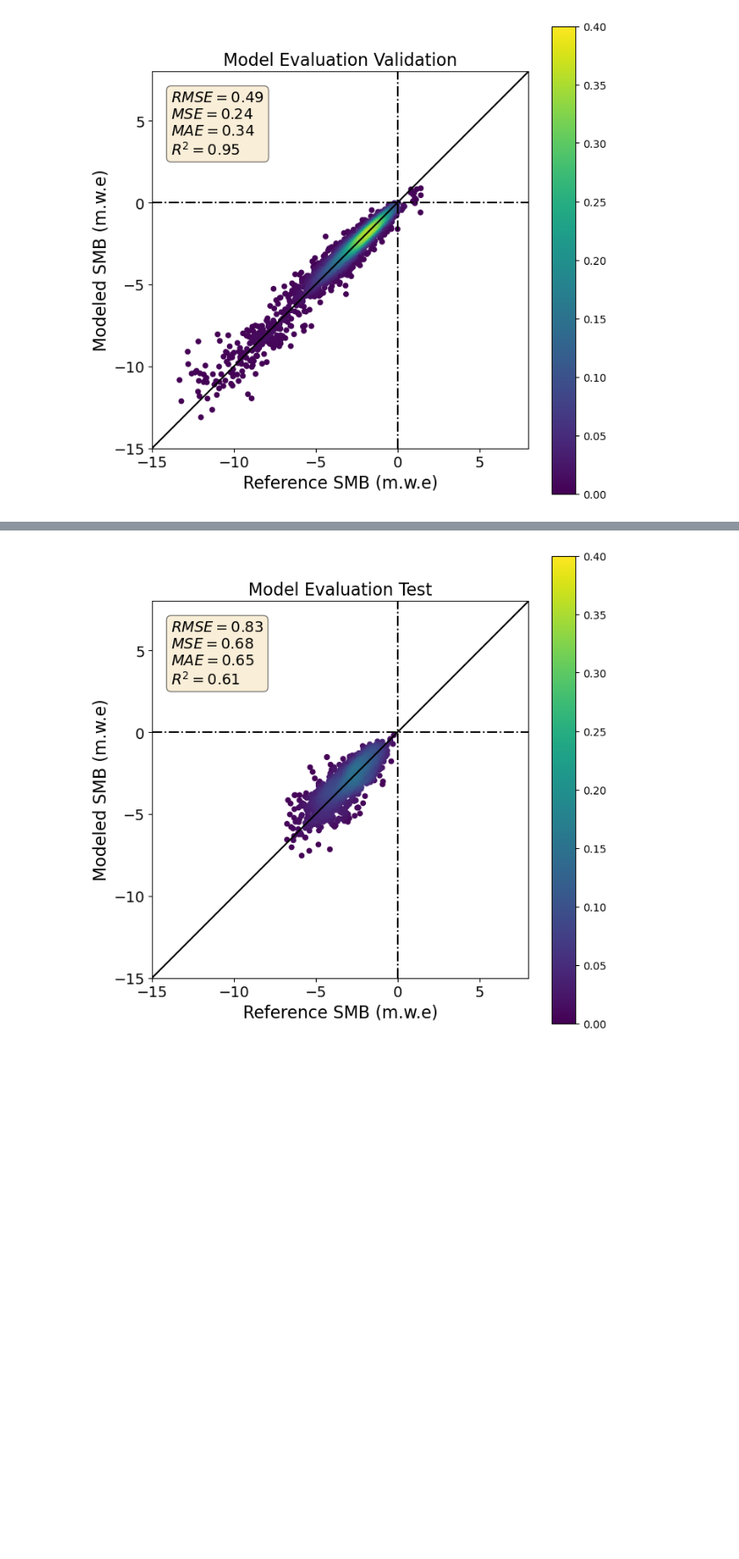
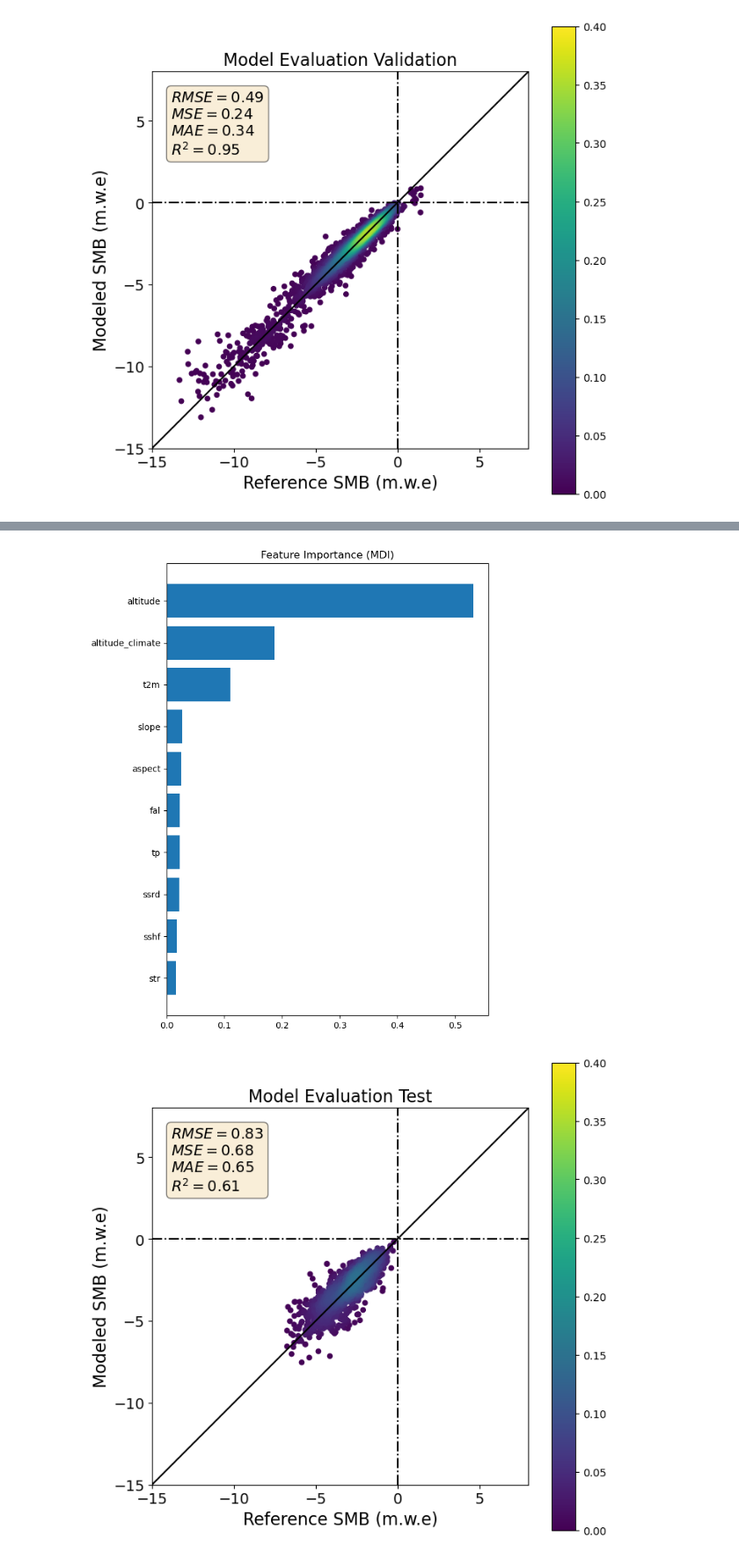
Before and after one commit to khsjursen/ML_MB_Norway, a Jupyter notebook: test_custom_loss.ipynb, the cells around one changed output, grey strips where cells are left out. Shown at 88% size. Drawn from its saved outputs; the diff is of its cells as text; code cells hidden in the pictures; blank space fills up the shorter version.

```diff
--- a/test_custom_loss.ipynb
+++ b/test_custom_loss.ipynb
@@ -1135,3 +1166,54 @@ plot_prediction(y_val_all, y_pred_all, 'Validation', n_toplot=20000)
+# %%
+# Plot feature importance
+
+max_features_plot = 10
+
+fitted_model.fit(X_train, y_train)
+feature_importance = fitted_model.feature_importances_
+ind = np.argpartition(feature_importance, -max_features_plot)[-max_features_plot:]
+feature_importance_50 = feature_importance[ind]
+sorted_idx = np.argsort(feature_importance_50)
+y_cols = np.array(df_train_X.columns)[ind]
+# %%
+from sklearn.inspection import permutation_importance
+
+#sorted_idx = np.argsort(feature_importance)
+#mask = sorted_idx < 50
+#sorted_idx = sorted_idx[mask]
+pos = np.arange(sorted_idx.shape[0]) + 0.5
+
+#feature_importance
+#sorted_idx = np.argsort(feature_importance)
+#sorted_idx
+#pos = np.arange(sorted_idx.shape[0]) + 0.5
+#pos
+#t = np.argwhere(sorted_idx<50)
+#t
+#pos = np.arange(t.shape[0])+0.5
+
+fig = plt.figure(figsize=(12, 8))
+plt.subplot(1, 2, 1)
+plt.barh(pos, feature_importance_50[sorted_idx], align="center")
+#plt.barh(pos, feature_importance[t],align='center')
+#plt.yticks(pos, np.array(df_train_X.columns)[sorted_idx])
+plt.yticks(pos, y_cols[sorted_idx])
+plt.title("Feature Importance (MDI)")
+
+#result = permutation_importance(
+#    xgb_model, X_train, y_train, n_repeats=10, random_state=42, n_jobs=2
+#)
+#sorted_idx = result.importances_mean.argsort()
+#plt.subplot(1, 2, 2)
+#plt.boxplot(
+#    result.importances[sorted_idx].T,
+#    vert=False,
+#    labels=np.array(df_train_X.columns)[sorted_idx],
+#)
+#plt.title("Permutation Importance (test set)")
+fig.tight_layout()
+plt.show()
+# %% [output]
+[figure, added]
 # %%
 # Select features for testing
 df_test_X = df_test_final.drop(['balance','BREID','n_months','month','id'], axis=1)
```
Also changed, not shown: parts of 2 cells of this notebook.
